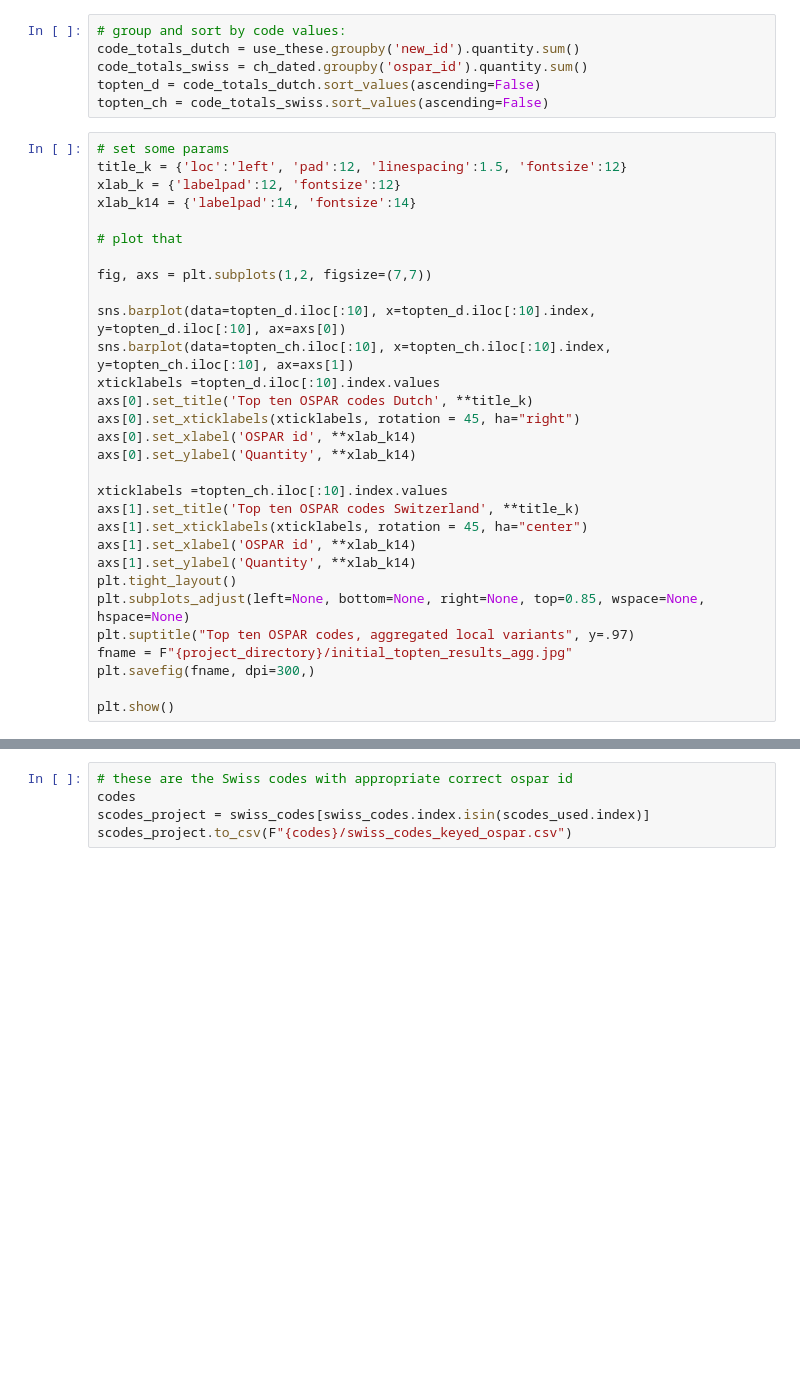
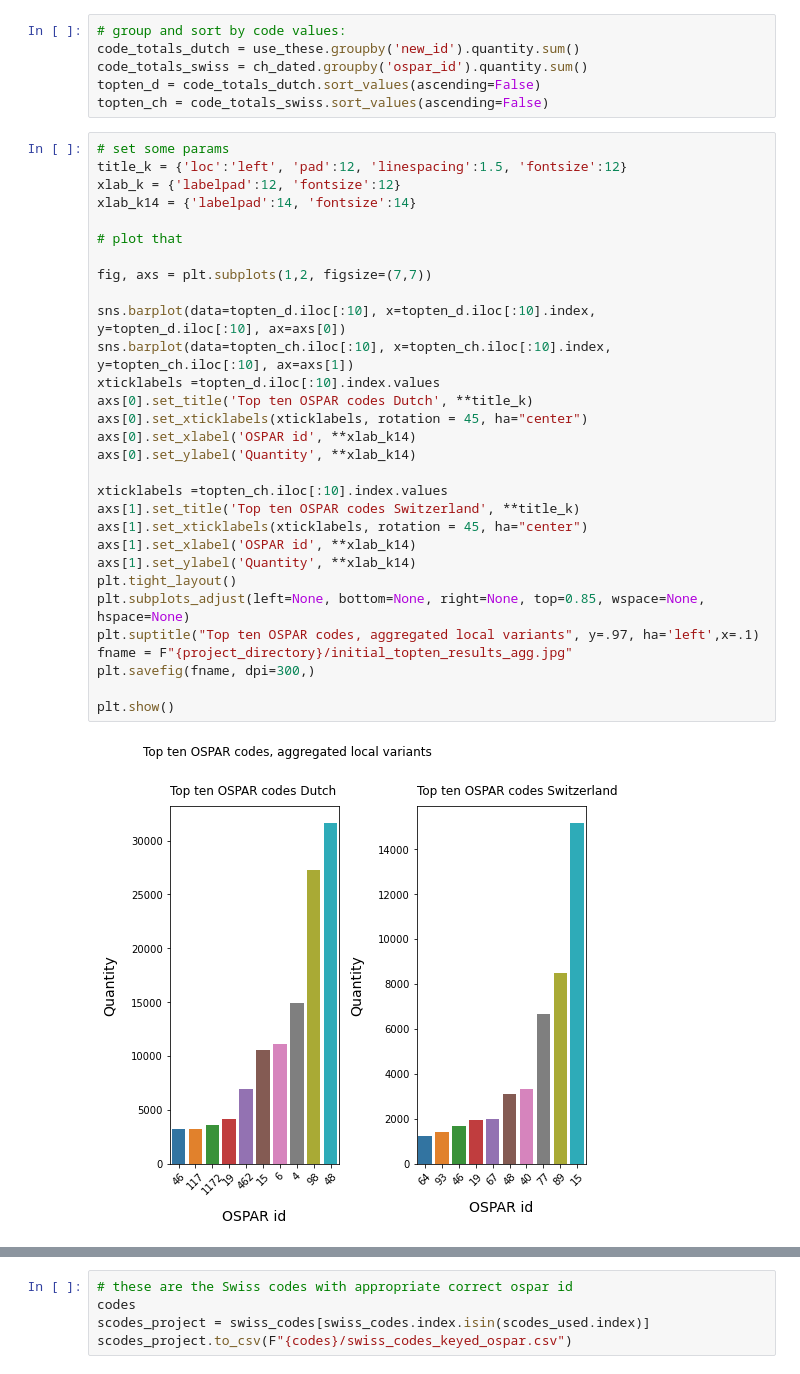
Before and after one commit to hammerdirt-analyst/rhinecode, a Jupyter notebook: harmonizecodes.ipynb, the cells around one changed output, grey strips where cells are left out. Drawn from its saved outputs; the diff is of its cells as text; blank space fills up the shorter version.

```diff
--- a/harmonizecodes.ipynb
+++ b/harmonizecodes.ipynb
@@ -609,32 +622,34 @@ topten_ch = code_totals_swiss.sort_values(ascending=False)
 # %%
 # set some params
 title_k = {'loc':'left', 'pad':12, 'linespacing':1.5, 'fontsize':12}
 xlab_k = {'labelpad':12, 'fontsize':12}
 xlab_k14 = {'labelpad':14, 'fontsize':14}
 
 # plot that
 
 fig, axs = plt.subplots(1,2, figsize=(7,7))
 
 sns.barplot(data=topten_d.iloc[:10], x=topten_d.iloc[:10].index, y=topten_d.iloc[:10], ax=axs[0])
 sns.barplot(data=topten_ch.iloc[:10], x=topten_ch.iloc[:10].index, y=topten_ch.iloc[:10], ax=axs[1])
 xticklabels =topten_d.iloc[:10].index.values
 axs[0].set_title('Top ten OSPAR codes Dutch', **title_k)
-axs[0].set_xticklabels(xticklabels, rotation = 45, ha="right")
+axs[0].set_xticklabels(xticklabels, rotation = 45, ha="center")
 axs[0].set_xlabel('OSPAR id', **xlab_k14)
 axs[0].set_ylabel('Quantity', **xlab_k14)
 
 xticklabels =topten_ch.iloc[:10].index.values
 axs[1].set_title('Top ten OSPAR codes Switzerland', **title_k)
 axs[1].set_xticklabels(xticklabels, rotation = 45, ha="center")
 axs[1].set_xlabel('OSPAR id', **xlab_k14)
 axs[1].set_ylabel('Quantity', **xlab_k14)
 plt.tight_layout()
 plt.subplots_adjust(left=None, bottom=None, right=None, top=0.85, wspace=None, hspace=None)
-plt.suptitle("Top ten OSPAR codes, aggregated local variants", y=.97)
+plt.suptitle("Top ten OSPAR codes, aggregated local variants", y=.97, ha='left',x=.1)
 fname = F"{project_directory}/initial_topten_results_agg.jpg"
 plt.savefig(fname, dpi=300,)
 
 plt.show()
+# %% [output]
+[figure, added]
 # %%
 dutch_codes.columns
```
Also changed, not shown: parts of 7 cells of this notebook, 2 other files.
